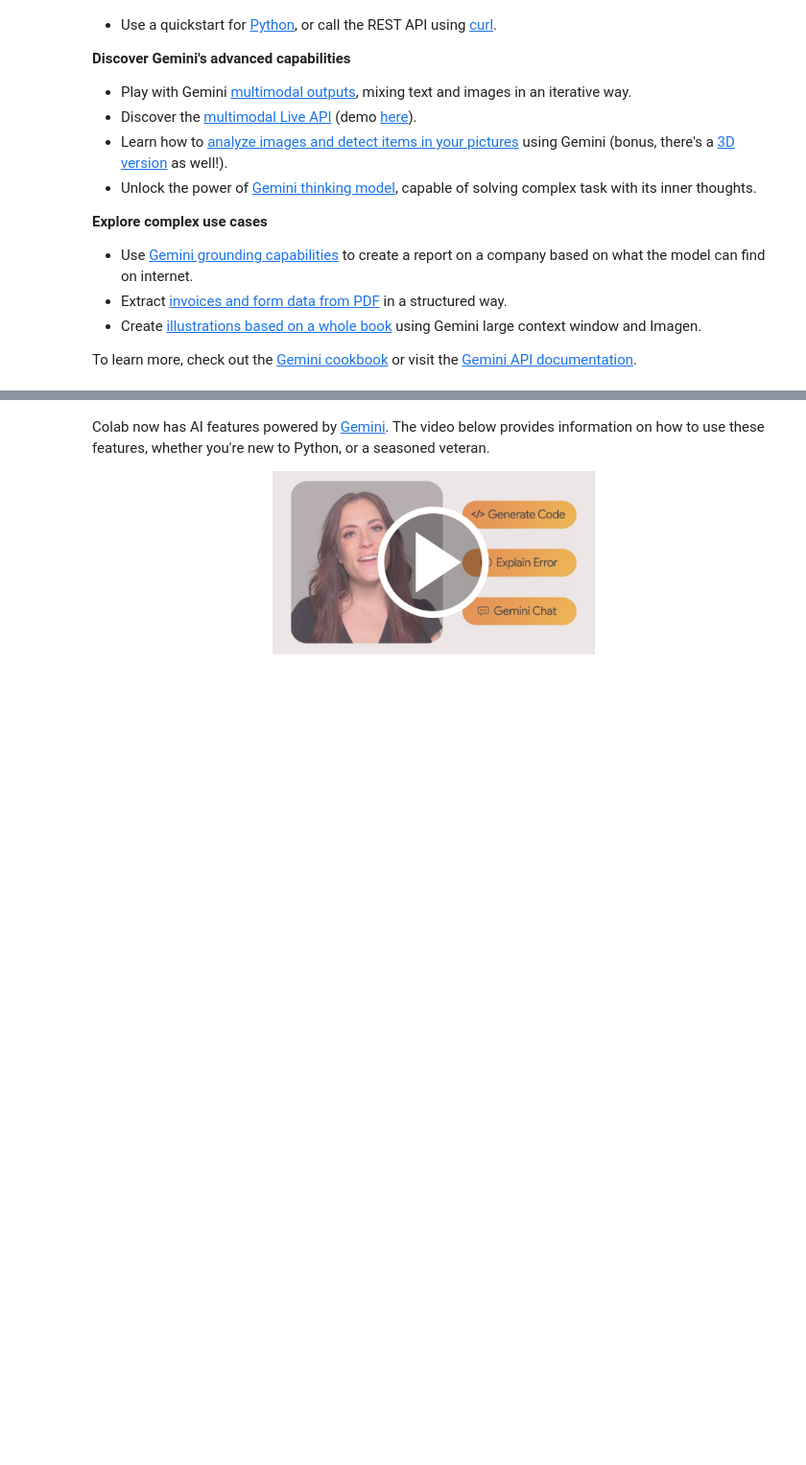
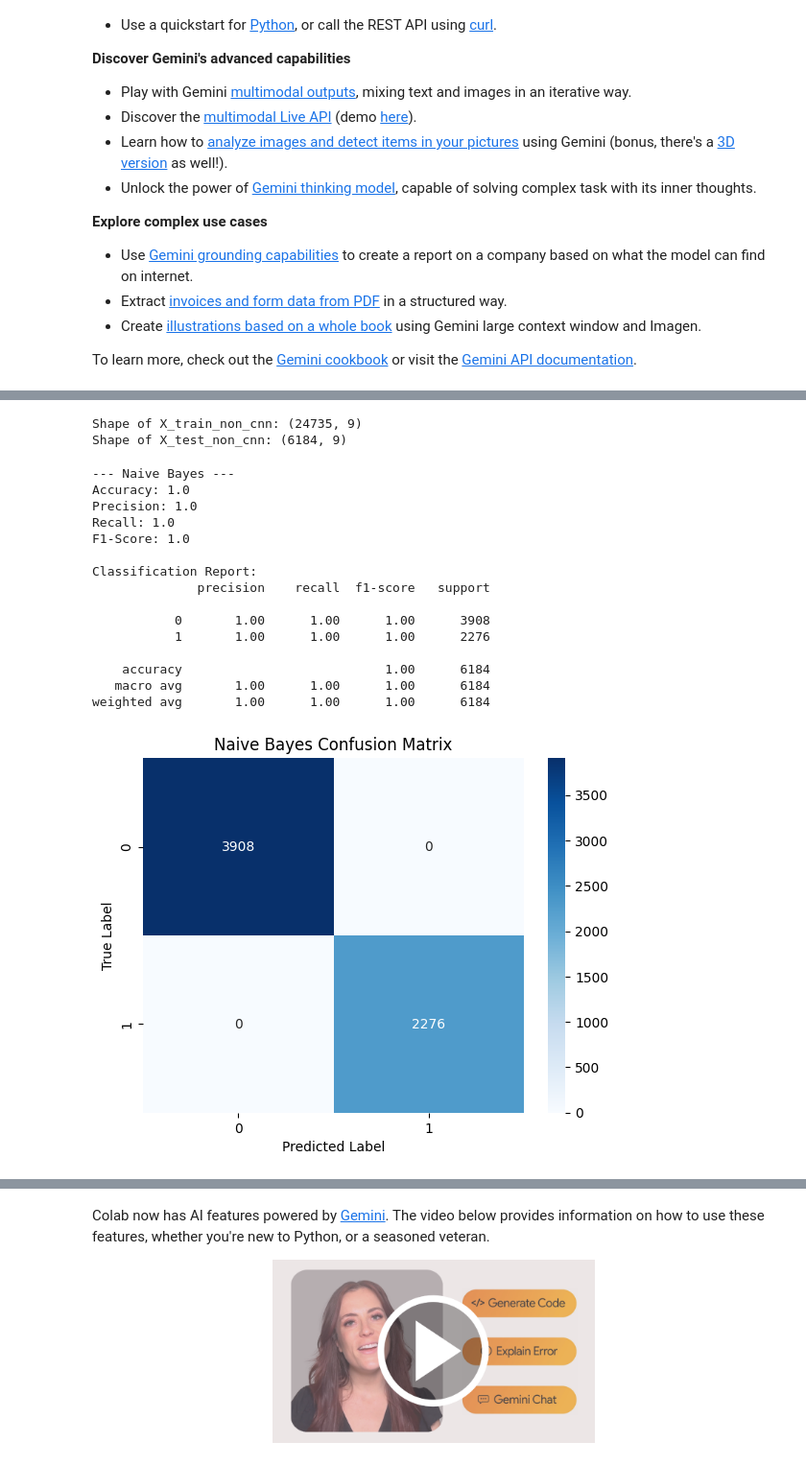
Before and after one commit to rashidsaidhamad/Todays_test, a Jupyter notebook: Welcome_To_Colab.ipynb, the cells around one changed output, grey strips where cells are left out. Shown at 96% size. Drawn from its saved outputs; the diff is of its cells as text; code cells hidden in the pictures; blank space fills up the shorter version.

```diff
--- a/Welcome_To_Colab.ipynb
+++ b/Welcome_To_Colab.ipynb
@@ -25,0 +210,63 @@ To learn more, check out the [Gemini cookbook](https://github.com/google-gemini/
+# %%
+# Feature Engineering (basic examples)
+df['query_length'] = df['Query'].apply(len)
+df['num_keywords'] = df['Query'].apply(lambda x: sum(keyword in x.lower() for keyword in ['select', 'from', 'where', 'insert', 'delete', 'union']))
+df['has_single_quote'] = df['Query'].apply(lambda x: 1 if "'" in x else 0)
+df['has_semi_colon'] = df['Query'].apply(lambda x: 1 if ";" in x else 0)
+
+# Separate features (X) and target (y) for non-CNN models
+X_non_cnn = df.drop(['Query', 'Label'], axis=1)
+y = df['Label']
+
+# Split data for non-CNN models
+X_train_non_cnn, X_test_non_cnn, y_train, y_test = train_test_split(X_non_cnn, y, test_size=0.2, random_state=42, stratify=y)
+
+# Scale numerical features for non-CNN models
+scaler_non_cnn = StandardScaler()
+X_train_scaled_non_cnn = scaler_non_cnn.fit_transform(X_train_non_cnn)
+X_test_scaled_non_cnn = scaler_non_cnn.transform(X_test_non_cnn)
+
+print("\nShape of X_train_non_cnn:", X_train_non_cnn.shape)
+print("Shape of X_test_non_cnn:", X_test_non_cnn.shape)
+# %% [output]
+Shape of X_train_non_cnn: (24735, 9)
+Shape of X_test_non_cnn: (6184, 9)
+# %%
+# Initialize and train Gaussian Naive Bayes
+nb_model = GaussianNB()
+nb_model.fit(X_train_scaled_non_cnn, y_train)
+
+# Make predictions
+nb_pred = nb_model.predict(X_test_scaled_non_cnn)
+
+# Evaluate the model
+print("\n--- Naive Bayes ---")
+print("Accuracy:", accuracy_score(y_test, nb_pred))
+print("Precision:", precision_score(y_test, nb_pred))
+print("Recall:", recall_score(y_test, nb_pred))
+print("F1-Score:", f1_score(y_test, nb_pred))
+print("\nClassification Report:")
+print(classification_report(y_test, nb_pred))
+cm_nb = confusion_matrix(y_test, nb_pred)
+sns.heatmap(cm_nb, annot=True, fmt='d', cmap='Blues')
+plt.title('Naive Bayes Confusion Matrix')
+plt.xlabel('Predicted Label')
+plt.ylabel('True Label')
+plt.show()
+# %% [output]
+--- Naive Bayes ---
+Accuracy: 1.0
+Precision: 1.0
+Recall: 1.0
+F1-Score: 1.0
+
+Classification Report:
+              precision    recall  f1-score   support
+
+           0       1.00      1.00      1.00      3908
+           1       1.00      1.00      1.00      2276
+
+    accuracy                           1.00      6184
+   macro avg       1.00      1.00      1.00      6184
+weighted avg       1.00      1.00      1.00      6184
+[figure, added]
```
Also changed, not shown: parts of 14 cells of this notebook.
